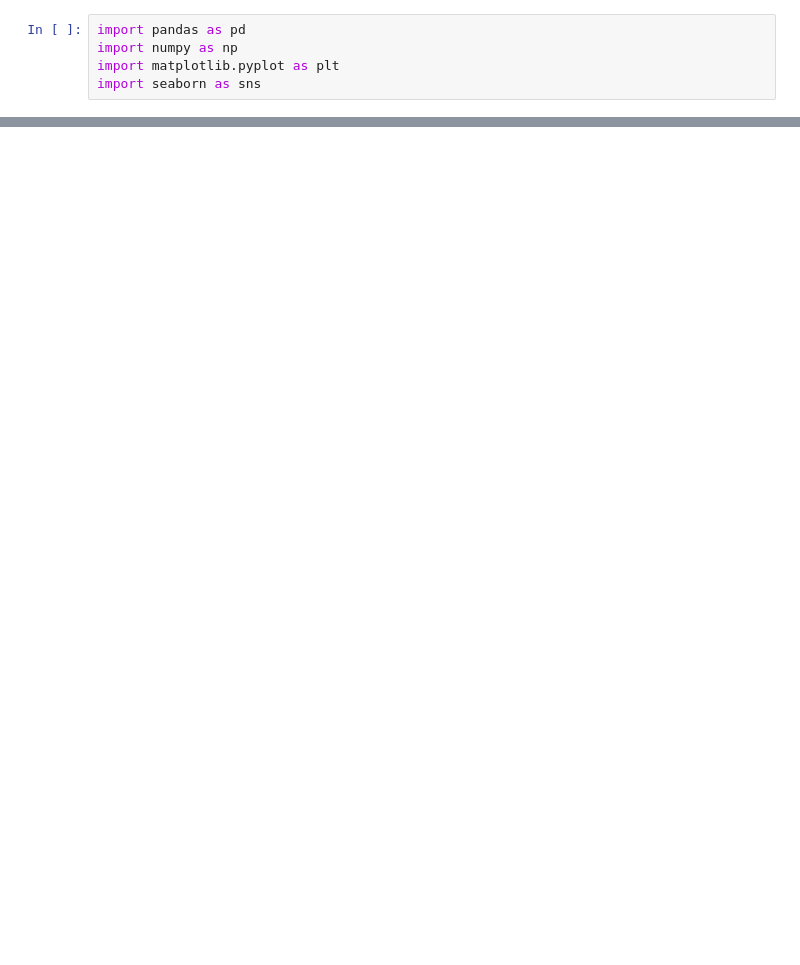
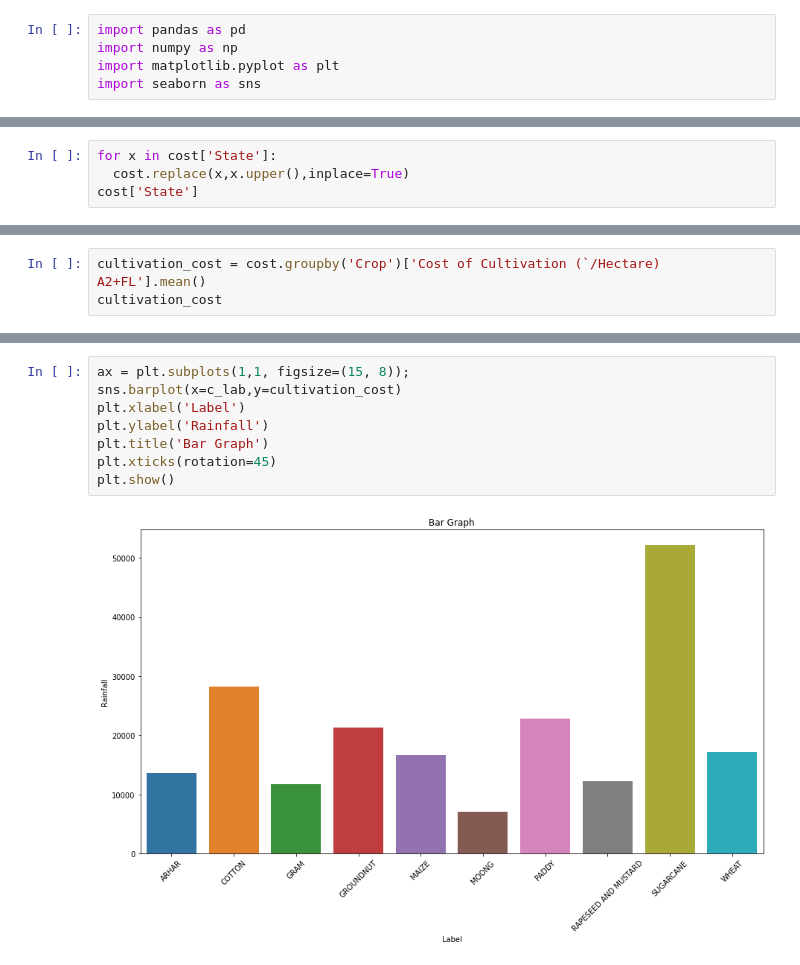
Before and after one commit to Phantom-Studiosad/Intelligent_CropPrediction_System, a Jupyter notebook: IntelligentCropPredictionSystem.ipynb, the cells around one changed output, grey strips where cells are left out. Cells and saved outputs as stored; diff of their text form; blank space fills up the shorter version.

```diff
--- a/IntelligentCropPredictionSystem.ipynb
+++ b/IntelligentCropPredictionSystem.ipynb
@@ -21,0 +100,4 @@ df.head()
+# %%
+for x in cost['State']:
+  cost.replace(x,x.upper(),inplace=True)
+cost['State']
@@ -21,0 +250,3 @@ df.head()
+# %%
+cultivation_cost = cost.groupby('Crop')['Cost of Cultivation (`/Hectare) A2+FL'].mean()
+cultivation_cost
@@ -21,0 +266,10 @@ df.head()
+# %%
+ax = plt.subplots(1,1, figsize=(15, 8));
+sns.barplot(x=c_lab,y=cultivation_cost)
+plt.xlabel('Label')
+plt.ylabel('Rainfall')
+plt.title('Bar Graph')
+plt.xticks(rotation=45)
+plt.show()
+# %% [output]
+[figure, added]
```
Also changed, not shown: parts of 21 cells of this notebook.
